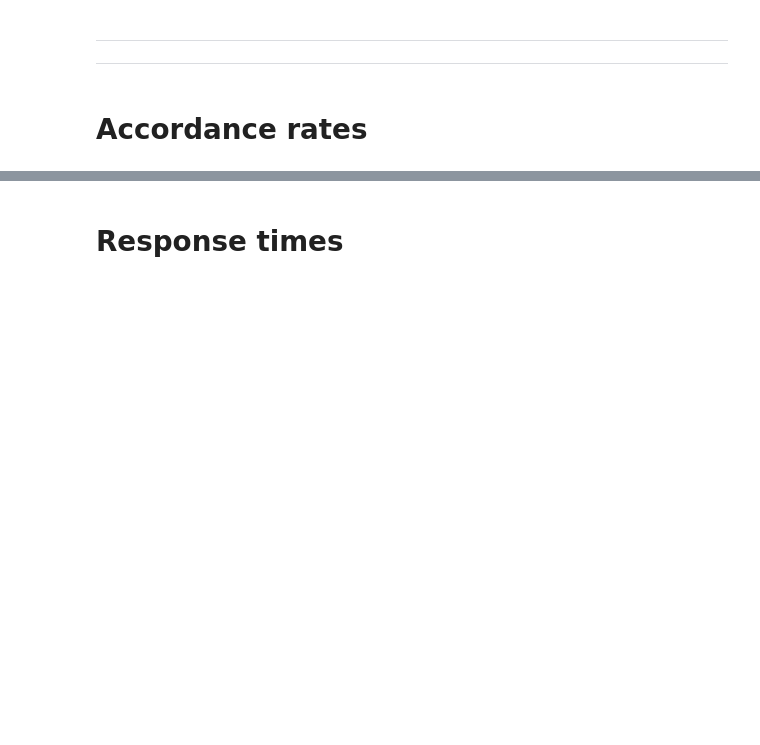
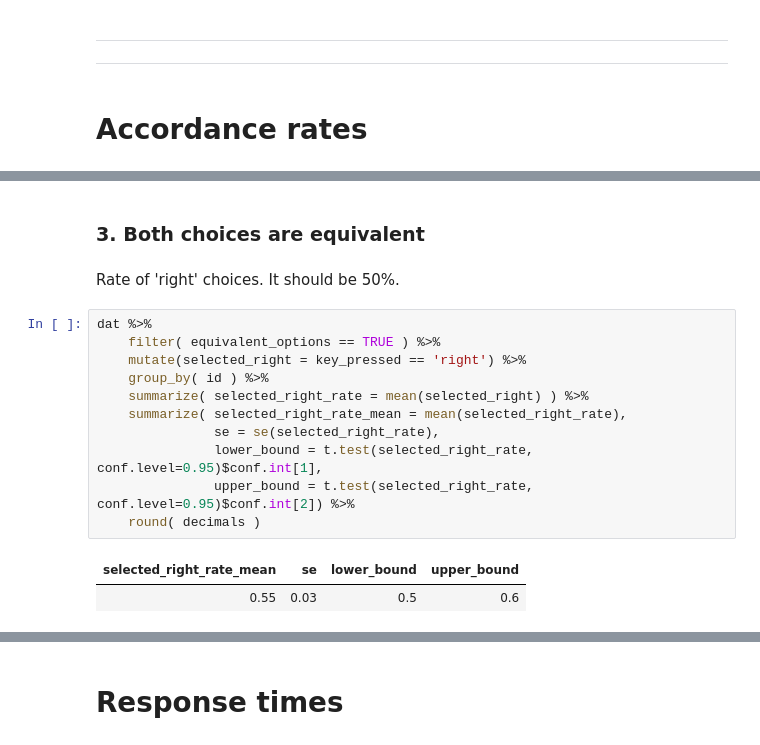
Before and after one commit to franciscoqv/evacuation-actr, a Jupyter notebook: Data analysis - Evacuation/Forced Choice Analysis.ipynb, the cells around one changed output, grey strips where cells are left out. Cells and saved outputs as stored; diff of their text form; blank space fills up the shorter version.

```diff
--- a/Data analysis - Evacuation/Forced Choice Analysis.ipynb
+++ b/Data analysis - Evacuation/Forced Choice Analysis.ipynb
@@ -276,0 +191,18 @@ dat %>%
+# %% [markdown]
+### 3. Both choices are equivalent
+# %% [markdown]
+Rate of 'right' choices. It should be 50%.
+# %%
+dat %>%
+    filter( equivalent_options == TRUE ) %>%
+    mutate(selected_right = key_pressed == 'right') %>%
+    group_by( id ) %>%
+    summarize( selected_right_rate = mean(selected_right) ) %>%
+    summarize( selected_right_rate_mean = mean(selected_right_rate),
+               se = se(selected_right_rate),
+               lower_bound = t.test(selected_right_rate, conf.level=0.95)$conf.int[1],
+               upper_bound = t.test(selected_right_rate, conf.level=0.95)$conf.int[2]) %>%
+    round( decimals )
+# %% [output]
+| selected_right_rate_mean | se | lower_bound | upper_bound |
+| 0.55 | 0.03 | 0.5 | 0.6 |
```
Also changed, not shown: parts of 68 cells of this notebook, 4 other files.
